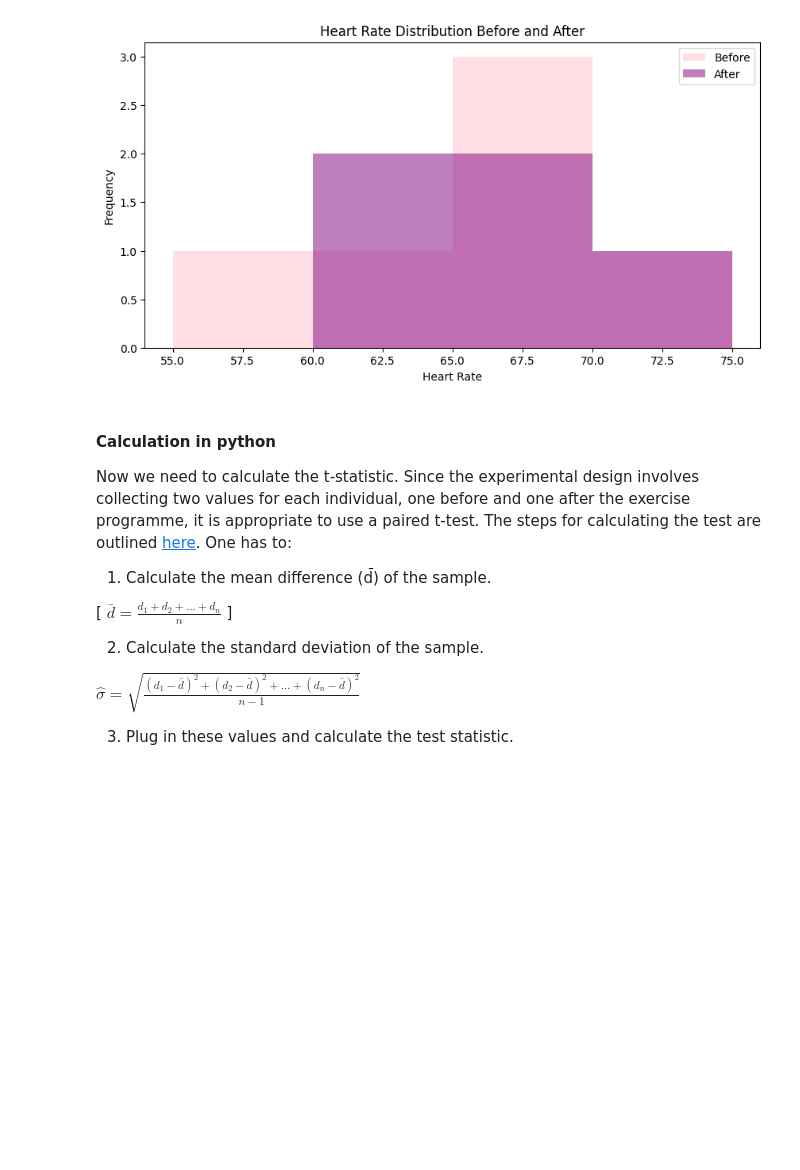
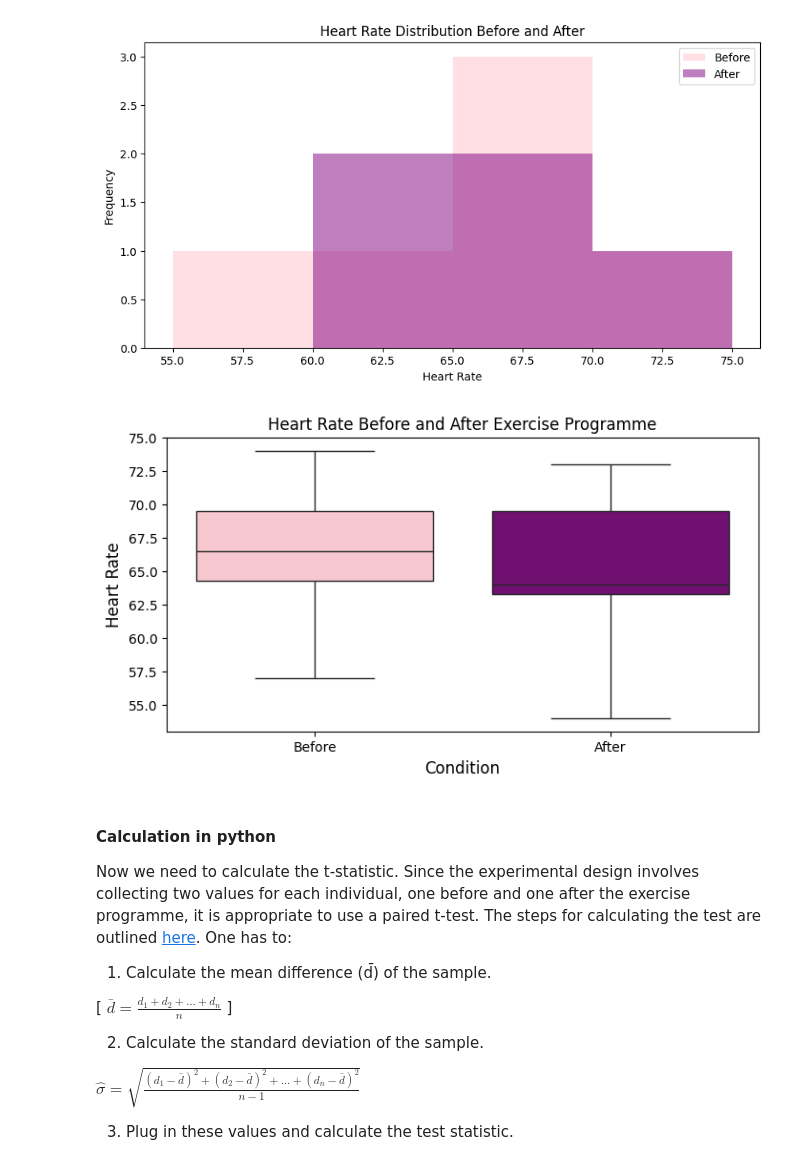
Before and after one commit to miriamroddy/appliedstatistics, a Jupyter notebook: tasks.ipynb, the cells around one changed output. Drawn from its saved outputs; the diff is of its cells as text; code cells hidden in the pictures; blank space fills up the shorter version.

Commit message:
Added boxplo using seaborn

```diff
--- a/tasks.ipynb
+++ b/tasks.ipynb
@@ -509,6 +512,19 @@ plt.show()
 [figure]
 [figure]
 [figure]
+# %%
+
+
+# Make a boxplot using seaborn
+plt.figure(figsize=(8, 4))
+sns.boxplot(data=df[['Before', 'After']], palette=['pink', 'purple'])
+
+plt.title('Heart Rate Before and After Exercise Programme', fontsize=12)
+plt.xlabel('Condition', fontsize=12)
+plt.ylabel('Heart Rate', fontsize=12)
+plt.show()
+# %% [output]
+[figure, added]
 # %% [markdown]
 #### Calculation in python
 Now we need to calculate the t-statistic. Since the experimental design involves collecting two values for each individual, one before and one after the exercise programme, it is appropriate to use a paired t-test. The steps for calculating the test are outlined [here](https://www.statisticssolutions.com/free-resources/directory-of-statistical-analyses/paired-sample-t-test/). One has to:
```
Also changed, not shown: parts of 9 cells of this notebook.
